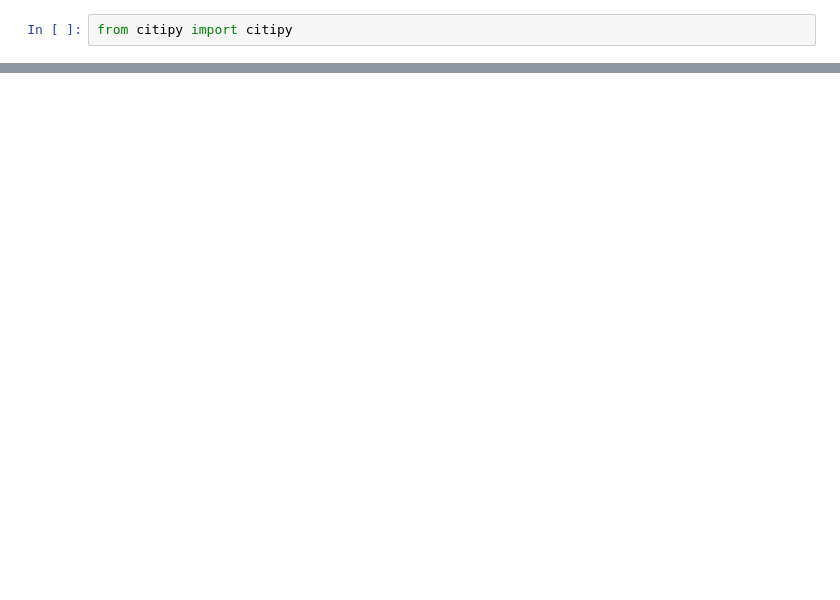
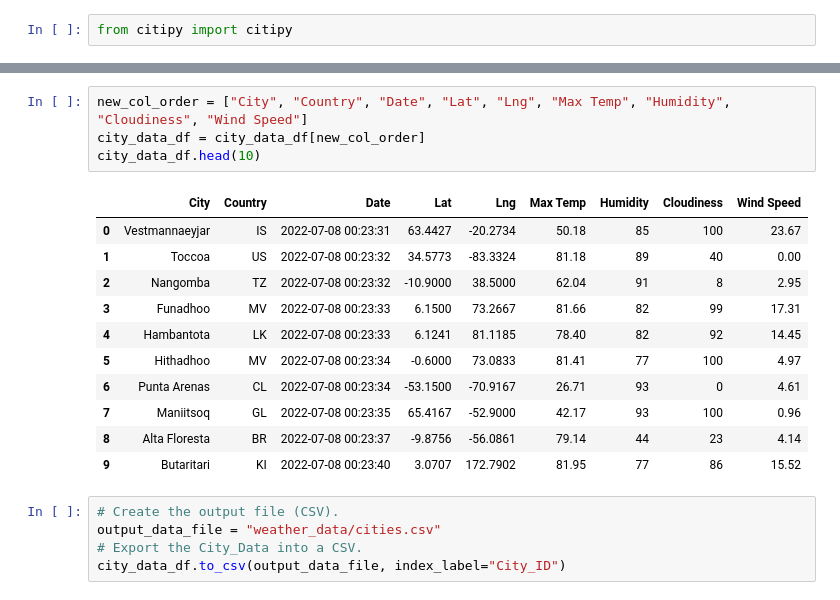
Before and after one commit to Jwag2128/World_Weather_Analysis, a Jupyter notebook: WeatherPy.ipynb, the cells around one changed output, grey strips where cells are left out. Cells and saved outputs as stored; diff of their text form; blank space fills up the shorter version.

```diff
--- a/WeatherPy.ipynb
+++ b/WeatherPy.ipynb
@@ -29,0 +162,21 @@ len(cities)
+# %%
+new_col_order = ["City", "Country", "Date", "Lat", "Lng", "Max Temp", "Humidity", "Cloudiness", "Wind Speed"]
+city_data_df = city_data_df[new_col_order]
+city_data_df.head(10)
+# %% [output]
+|  | City | Country | Date | Lat | Lng | Max Temp | Humidity | Cloudiness | Wind Speed |
+| 0 | Vestmannaeyjar | IS | 2022-07-08 00:23:31 | 63.4427 | -20.2734 | 50.18 | 85 | 100 | 23.67 |
+| 1 | Toccoa | US | 2022-07-08 00:23:32 | 34.5773 | -83.3324 | 81.18 | 89 | 40 | 0.00 |
+| 2 | Nangomba | TZ | 2022-07-08 00:23:32 | -10.9000 | 38.5000 | 62.04 | 91 | 8 | 2.95 |
+| 3 | Funadhoo | MV | 2022-07-08 00:23:33 | 6.1500 | 73.2667 | 81.66 | 82 | 99 | 17.31 |
+| 4 | Hambantota | LK | 2022-07-08 00:23:33 | 6.1241 | 81.1185 | 78.40 | 82 | 92 | 14.45 |
+| 5 | Hithadhoo | MV | 2022-07-08 00:23:34 | -0.6000 | 73.0833 | 81.41 | 77 | 100 | 4.97 |
+| 6 | Punta Arenas | CL | 2022-07-08 00:23:34 | -53.1500 | -70.9167 | 26.71 | 93 | 0 | 4.61 |
+| 7 | Maniitsoq | GL | 2022-07-08 00:23:35 | 65.4167 | -52.9000 | 42.17 | 93 | 100 | 0.96 |
+| 8 | Alta Floresta | BR | 2022-07-08 00:23:37 | -9.8756 | -56.0861 | 79.14 | 44 | 23 | 4.14 |
+| 9 | Butaritari | KI | 2022-07-08 00:23:40 | 3.0707 | 172.7902 | 81.95 | 77 | 86 | 15.52 |
+# %%
+# Create the output file (CSV).
+output_data_file = "weather_data/cities.csv"
+# Export the City_Data into a CSV.
+city_data_df.to_csv(output_data_file, index_label="City_ID")
```
Also changed, not shown: parts of 8 cells of this notebook, 3 other files.
